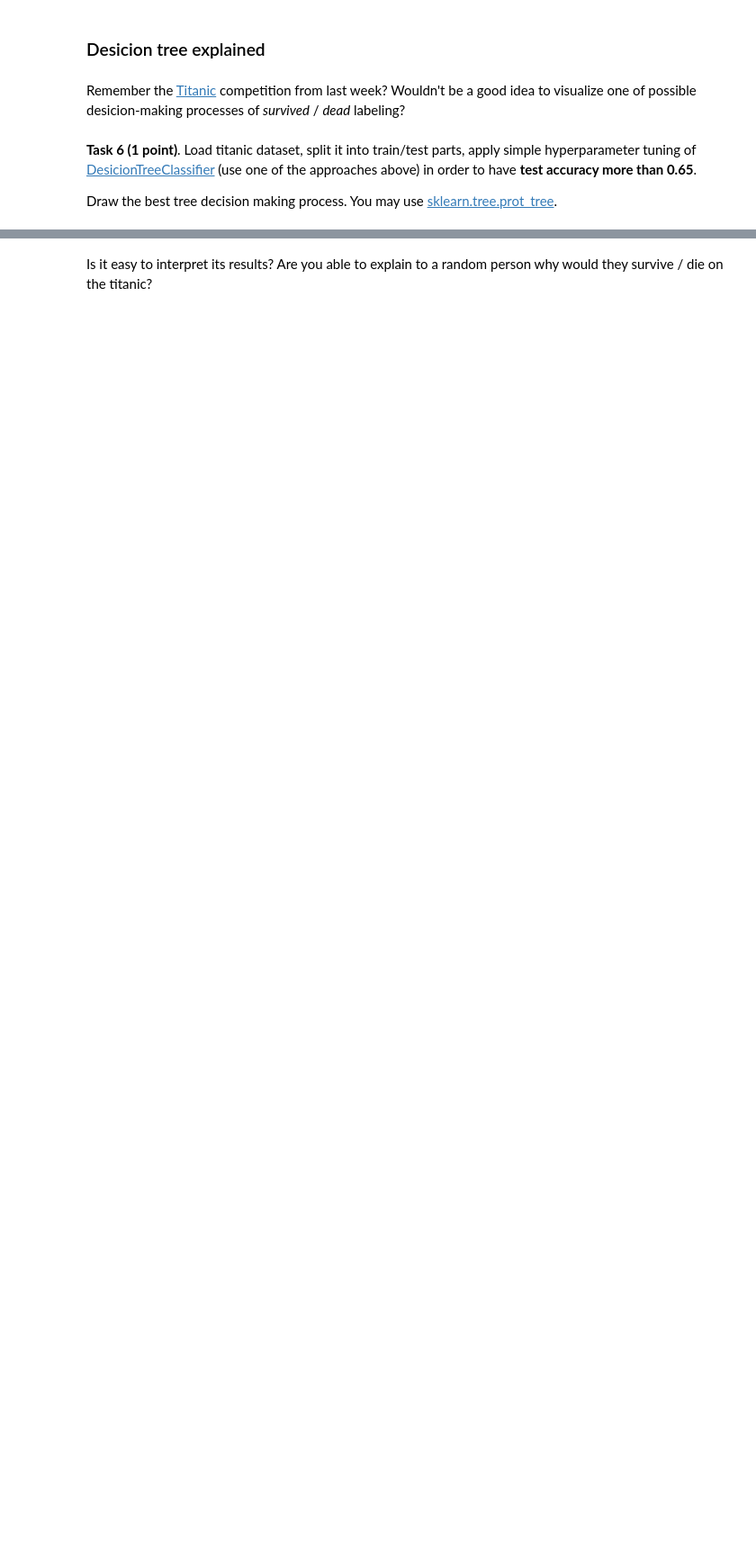
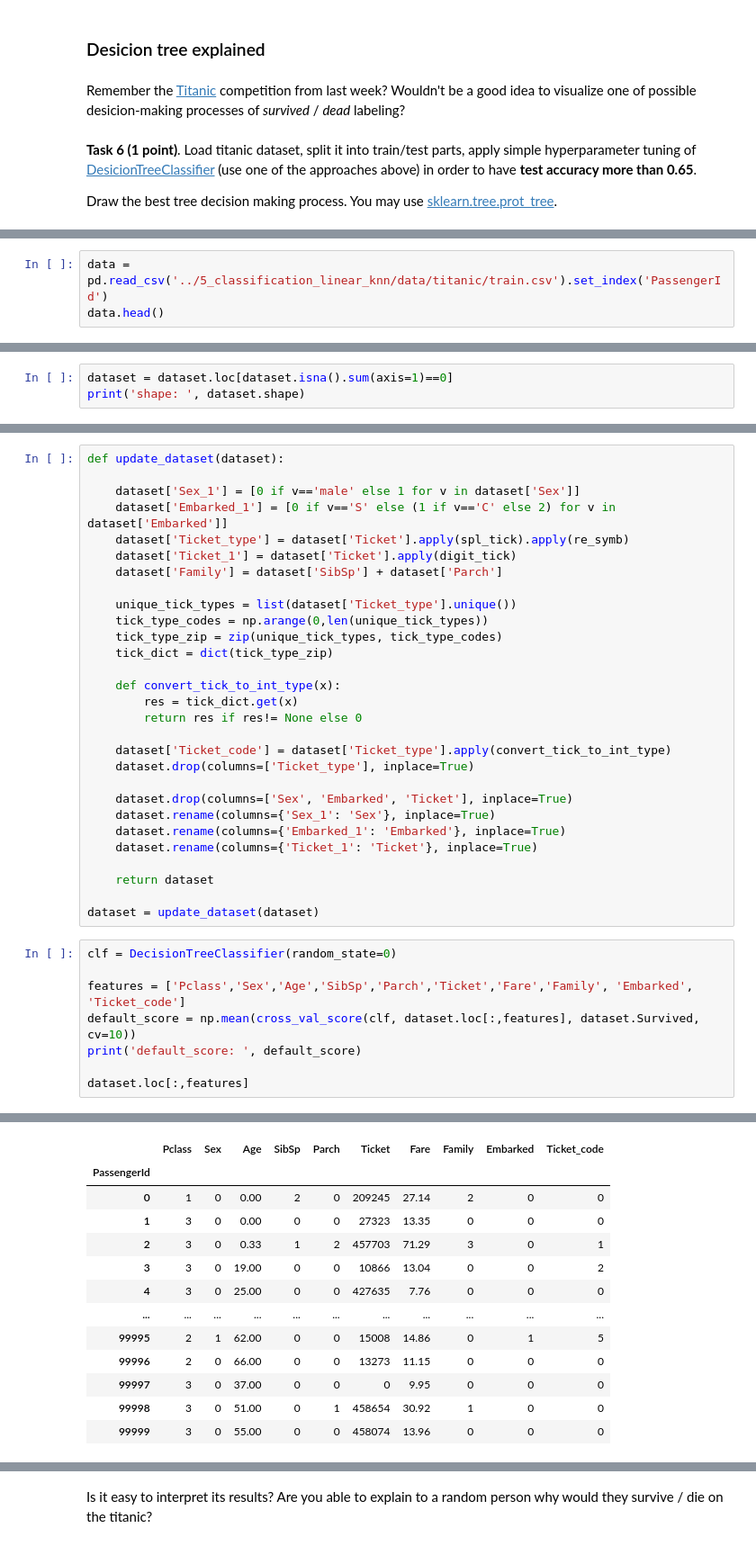
Before and after one commit to kri1mka/ml-intro, a Jupyter notebook: 7_trees_and_ensembles/rf_classifier.ipynb, the cells around one changed output, grey strips where cells are left out. Shown at 90% size. Drawn from its saved outputs; the diff is of its cells as text; blank space fills up the shorter version.

Commit message:
Updated [Task 7] Trees and Ensembles

```diff
--- a/7_trees_and_ensembles/rf_classifier.ipynb
+++ b/7_trees_and_ensembles/rf_classifier.ipynb
@@ -714,0 +718,3 @@ from sklearn.tree import DecisionTreeClassifier
+# %%
+data = pd.read_csv('../5_classification_linear_knn/data/titanic/train.csv').set_index('PassengerId')
+data.head()
@@ -714,0 +757,3 @@ from sklearn.tree import DecisionTreeClassifier
+# %%
+dataset = dataset.loc[dataset.isna().sum(axis=1)==0]
+print('shape: ', dataset.shape)
@@ -714,0 +762,38 @@ from sklearn.tree import DecisionTreeClassifier
+# %%
+def update_dataset(dataset):
+
+    dataset['Sex_1'] = [0 if v=='male' else 1 for v in dataset['Sex']]
+    dataset['Embarked_1'] = [0 if v=='S' else (1 if v=='C' else 2) for v in dataset['Embarked']]
+    dataset['Ticket_type'] = dataset['Ticket'].apply(spl_tick).apply(re_symb)
+    dataset['Ticket_1'] = dataset['Ticket'].apply(digit_tick)
+    dataset['Family'] = dataset['SibSp'] + dataset['Parch']
+
+    unique_tick_types = list(dataset['Ticket_type'].unique())
+    tick_type_codes = np.arange(0,len(unique_tick_types))
+    tick_type_zip = zip(unique_tick_types, tick_type_codes)
+    tick_dict = dict(tick_type_zip)
+
+    def convert_tick_to_int_type(x):
+        res = tick_dict.get(x)
+        return res if res!= None else 0
+
+    dataset['Ticket_code'] = dataset['Ticket_type'].apply(convert_tick_to_int_type)
+    dataset.drop(columns=['Ticket_type'], inplace=True)
+
+    dataset.drop(columns=['Sex', 'Embarked', 'Ticket'], inplace=True)
+    dataset.rename(columns={'Sex_1': 'Sex'}, inplace=True)
+    dataset.rename(columns={'Embarked_1': 'Embarked'}, inplace=True)
+    dataset.rename(columns={'Ticket_1': 'Ticket'}, inplace=True)
+
+    return dataset
+
+dataset = update_dataset(dataset)
+# %%
+clf = DecisionTreeClassifier(random_state=0)
+
+features = ['Pclass','Sex','Age','SibSp','Parch','Ticket','Fare','Family', 'Embarked', 'Ticket_code']
+default_score = np.mean(cross_val_score(clf, dataset.loc[:,features], dataset.Survived, cv=10))
+print('default_score: ', default_score)
+
+dataset.loc[:,features]
+# %% [output]
@@ -714,0 +801,13 @@ from sklearn.tree import DecisionTreeClassifier
+|  | Pclass | Sex | Age | SibSp | Parch | Ticket | Fare | Family | Embarked | Ticket_code |
+| PassengerId |  |  |  |  |  |  |  |  |  |  |
+| 0 | 1 | 0 | 0.00 | 2 | 0 | 209245 | 27.14 | 2 | 0 | 0 |
+| 1 | 3 | 0 | 0.00 | 0 | 0 | 27323 | 13.35 | 0 | 0 | 0 |
+| 2 | 3 | 0 | 0.33 | 1 | 2 | 457703 | 71.29 | 3 | 0 | 1 |
+| 3 | 3 | 0 | 19.00 | 0 | 0 | 10866 | 13.04 | 0 | 0 | 2 |
+| 4 | 3 | 0 | 25.00 | 0 | 0 | 427635 | 7.76 | 0 | 0 | 0 |
+| ... | ... | ... | ... | ... | ... | ... | ... | ... | ... | ... |
+| 99995 | 2 | 1 | 62.00 | 0 | 0 | 15008 | 14.86 | 0 | 1 | 5 |
+| 99996 | 2 | 0 | 66.00 | 0 | 0 | 13273 | 11.15 | 0 | 0 | 0 |
+| 99997 | 3 | 0 | 37.00 | 0 | 0 | 0 | 9.95 | 0 | 0 | 0 |
+| 99998 | 3 | 0 | 51.00 | 0 | 1 | 458654 | 30.92 | 1 | 0 | 0 |
+| 99999 | 3 | 0 | 55.00 | 0 | 0 | 458074 | 13.96 | 0 | 0 | 0 |
```
Also changed, not shown: parts of 26 cells of this notebook.
